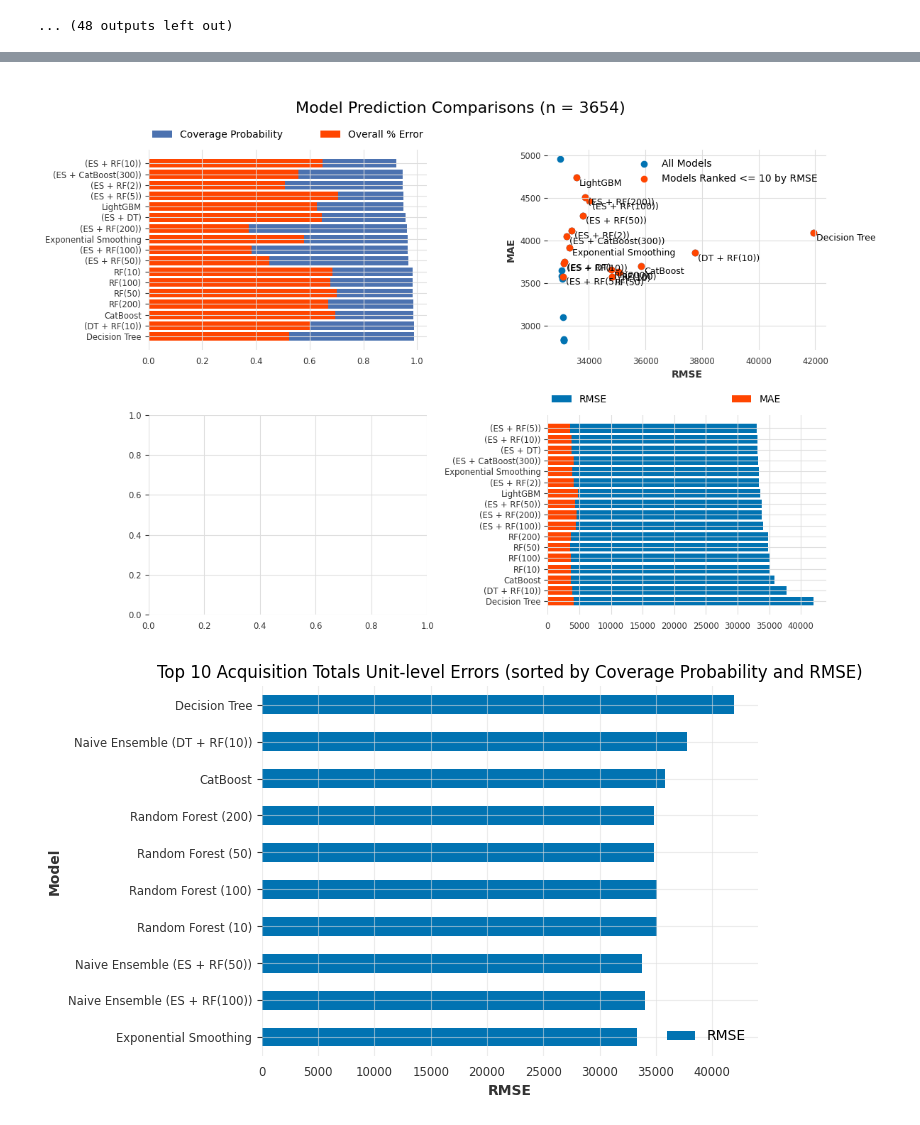
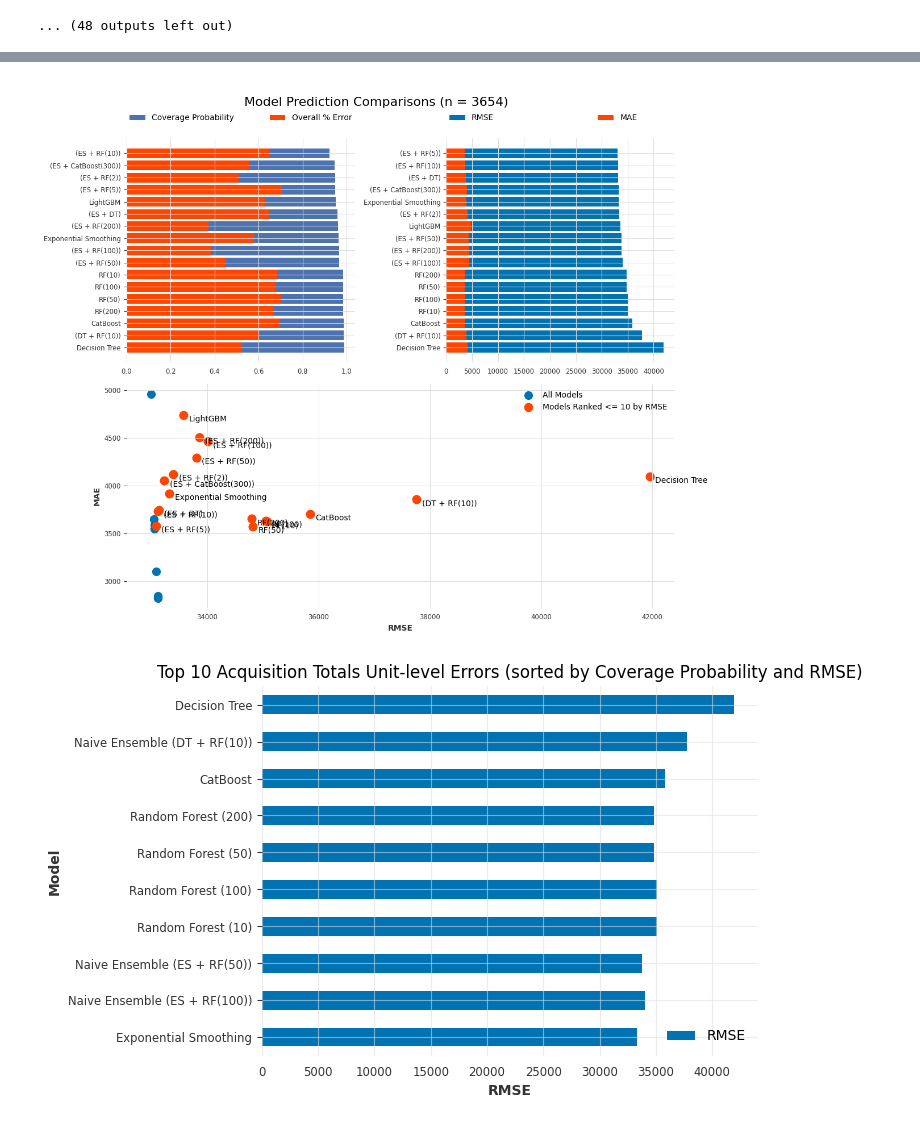
Before and after one commit to marisol-yake/MMM-museum-analytics, a Jupyter notebook: examples/NYC_MoMA_Example/Collections Time Series Forecasting.ipynb, the cells around one changed output, grey strips where cells are left out. Saved outputs shown, nothing was run; the diff lists cells and outputs as text; code cells hidden in the pictures.

Commit message:
update metrics visualizations

```diff
--- a/examples/NYC_MoMA_Example/Collections Time Series Forecasting.ipynb
+++ b/examples/NYC_MoMA_Example/Collections Time Series Forecasting.ipynb
@@ -520,41 +494,48 @@ Rank                  1.000     1.000  NaN     1.000     1.000     1.000     1.0
 # %%
-fig, axs = plt.subplots(2, 2, figsize=(12, 8))
+fig, axs = plt.subplots(2, 2, figsize=(12, 10))
 
 plt.suptitle(f"\nModel Prediction Comparisons (n = {top_10['n-Predictions'].values[0]})", fontsize = 16)
 axs[0, 0].barh(data = top_10, width = "Coverage Probability", y = "Model",
                color = sns.color_palette("deep")[0])
 axs[0, 0].barh(data = top_10, width = "OPE", y = "Model",
                color="orangered")
 axs[0, 0].legend(bbox_to_anchor=(0., 1.02, 1., .102), loc="upper left",
-           ncol=2, mode="expand", borderaxespad=0, labels = ["Coverage Probability", "Overall % Error"])
-
-
-axs[0, 1].scatter(data = results, x = "RMSE", y = "MAE")
-axs[0, 1].scatter(data = top_10, x = "RMSE", y = "MAE", color="orangered")
-axs[0, 1].legend(labels = ["All Models", "Models Ranked <= 10 by RMSE"])
-axs[0, 1].set_xlabel("RMSE")
-axs[0, 1].set_ylabel("MAE")
-for index, row in top_10.iterrows():
-    axs[0, 1].text(row["RMSE"] + 100, row["MAE"] - 10, row["Model"], fontsize = 9, va="top")
+                 ncol=2, mode="expand", borderaxespad=0,
+                 labels = ["Coverage Probability", "Overall % Error"])
 
 # Plot 3:
 # Not satisfied with histograms of ML Predictions yet,
 # too many predictions to plot Models (10) by each set of predictions (3654-long).
 # also some values are negative, making it harder to plot.
 # sns.histplot(data = top_10, x = "Predictions", hue = "Model", multiple = "stack", ax = axs[1, 1], log_scale = True)
 # axs[1, 1].hist(validation_data, log = True, color = sns.color_palette("deep")[0])
 
 top_10 = top_10.sort_values("RMSE", ascending = False)
-axs[1, 1].barh(data = top_10, y = "Model", width = "RMSE")
-axs[1, 1].barh(data = top_10, y = "Model", width = "MAE", color="orangered")
-axs[1, 1].legend(bbox_to_anchor=(0., 1.02, 0.85, .102), loc="upper left",
+axs[0, 1].barh(data = top_10, y = "Model", width = "RMSE")
+axs[0, 1].barh(data = top_10, y = "Model", width = "MAE", color="orangered")
+axs[0, 1].legend(bbox_to_anchor=(0., 1.02, 0.85, .102), loc="upper left",
            ncol=2, mode="expand", borderaxespad=0, labels = ["RMSE", "MAE"])
+
+axs_bottom = fig.add_subplot(2, 1, 2)
+axs_bottom.scatter(data = results, x = "RMSE", y = "MAE",
+                   s = 100, norm = "log")
+axs_bottom.scatter(data = top_10, x = "RMSE", y = "MAE",
+                   s = 110, norm = "log", color = "orangered")
+axs_bottom.legend(labels = ["All Models", "Models Ranked <= 10 by RMSE"])
+axs_bottom.set_xlabel("RMSE")
+axs_bottom.set_ylabel("MAE")
+for index, row in top_10.iterrows():
+    axs_bottom.text(row["RMSE"] + 100, row["MAE"], row["Model"],
+                    fontsize = 10, va="top", ha="left")
+
+axs[1, 1].remove()
+axs[1, 0].remove()
 
 plt.tight_layout()
 plt.show()
 plt.close()
 # %% [output]
-[figure, old version]
+[figure, new version]
 # %%
 # Top 10 models with a Coverage Probability over 10%
 # How to add Coverage Probability label onto bars?
```
Also changed, not shown: parts of 3 cells of this notebook.
